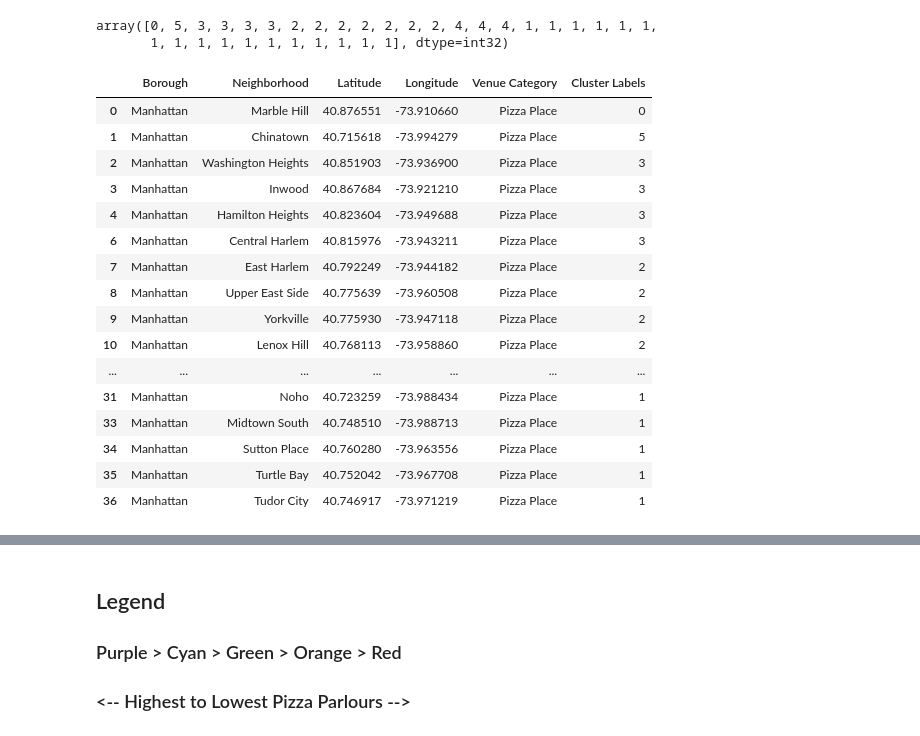
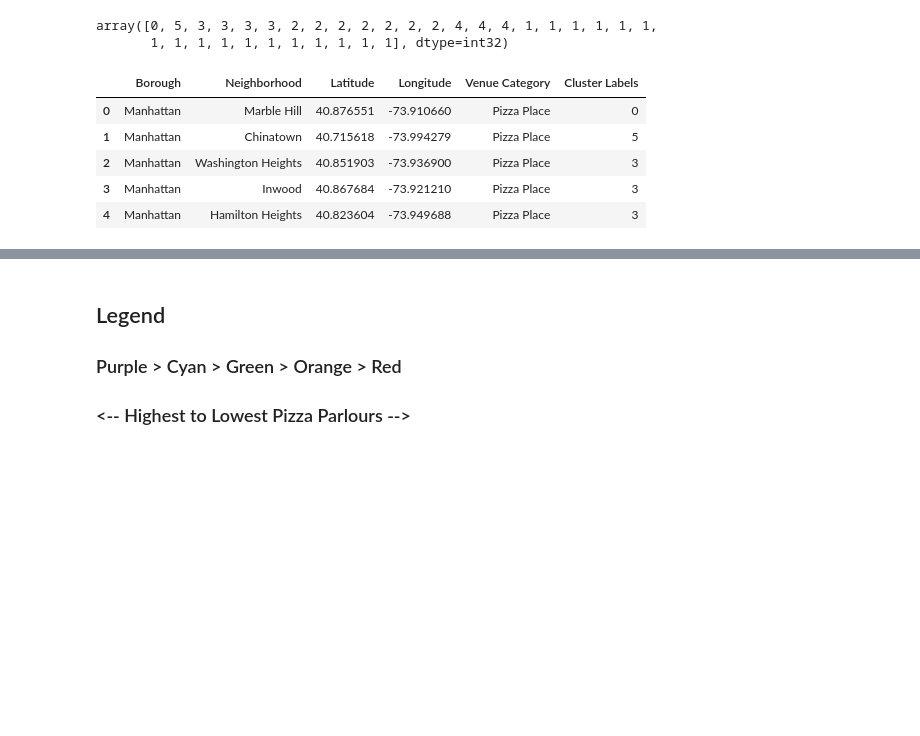
Before and after one commit to FilipKotar/Coursera_Capstone, a Jupyter notebook: Quality of Life in Manhattan Project.ipynb, the cells around one changed output, grey strips where cells are left out. Drawn from its saved outputs; the diff is of its cells as text; code cells hidden in the pictures; blank space fills up the shorter version.

```diff
--- a/Quality of Life in Manhattan Project.ipynb
+++ b/Quality of Life in Manhattan Project.ipynb
@@ -278,43 +245,32 @@ array([0, 5, 3, 3, 3, 3, 2, 2, 2, 2, 2, 2, 2, 4, 4, 4, 1, 1, 1, 1, 1, 1,
 # %%
 # add clustering labels
 #neighborhood_pizza_sorted = pd.DataFrame(pizzaFrequencies[['Neighborhood', 'Venue Category']])
 
 pizza_places_sorted = pizza_places.drop_duplicates()
 pizza_places_sorted.insert(0, 'Cluster Labels', kmeans.labels_)
 
 manhattan_merged = manhattan_data
 
 # merge toronto_grouped with toronto_data to add latitude/longitude for each neighborhood
 manhattan_merged = manhattan_merged.join(pizza_places_sorted.set_index('Neighborhood'), on='Neighborhood')
 
 
 # For some reason I need to convert the 'Cluster Labels' column to integer so these next four lines will do that
 clean_merge = manhattan_merged.dropna(subset=['Borough', 'Cluster Labels'])
 
 int_CL = pd.DataFrame(clean_merge[ 'Cluster Labels' ], dtype=int)
 
 drop_CL = clean_merge.drop(['Cluster Labels'], axis=1)
 
 clusters = pd.concat([drop_CL, int_CL], axis=1)
-clusters
+clusters.head()
 # %% [output]
 |  | Borough | Neighborhood | Latitude | Longitude | Venue Category | Cluster Labels |
 | 0 | Manhattan | Marble Hill | 40.876551 | -73.910660 | Pizza Place | 0 |
 | 1 | Manhattan | Chinatown | 40.715618 | -73.994279 | Pizza Place | 5 |
 | 2 | Manhattan | Washington Heights | 40.851903 | -73.936900 | Pizza Place | 3 |
 | 3 | Manhattan | Inwood | 40.867684 | -73.921210 | Pizza Place | 3 |
 | 4 | Manhattan | Hamilton Heights | 40.823604 | -73.949688 | Pizza Place | 3 |
-| 6 | Manhattan | Central Harlem | 40.815976 | -73.943211 | Pizza Place | 3 |
-| 7 | Manhattan | East Harlem | 40.792249 | -73.944182 | Pizza Place | 2 |
-| 8 | Manhattan | Upper East Side | 40.775639 | -73.960508 | Pizza Place | 2 |
-| 9 | Manhattan | Yorkville | 40.775930 | -73.947118 | Pizza Place | 2 |
-| 10 | Manhattan | Lenox Hill | 40.768113 | -73.958860 | Pizza Place | 2 |
-| ... | ... | ... | ... | ... | ... | ... |
-| 31 | Manhattan | Noho | 40.723259 | -73.988434 | Pizza Place | 1 |
-| 33 | Manhattan | Midtown South | 40.748510 | -73.988713 | Pizza Place | 1 |
-| 34 | Manhattan | Sutton Place | 40.760280 | -73.963556 | Pizza Place | 1 |
-| 35 | Manhattan | Turtle Bay | 40.752042 | -73.967708 | Pizza Place | 1 |
-| 36 | Manhattan | Tudor City | 40.746917 | -73.971219 | Pizza Place | 1 |
 # %%
 # create map
 map_clusters = folium.Map(location=[latitude, longitude], zoom_start=12)
```
Also changed, not shown: parts of 3 cells of this notebook.
